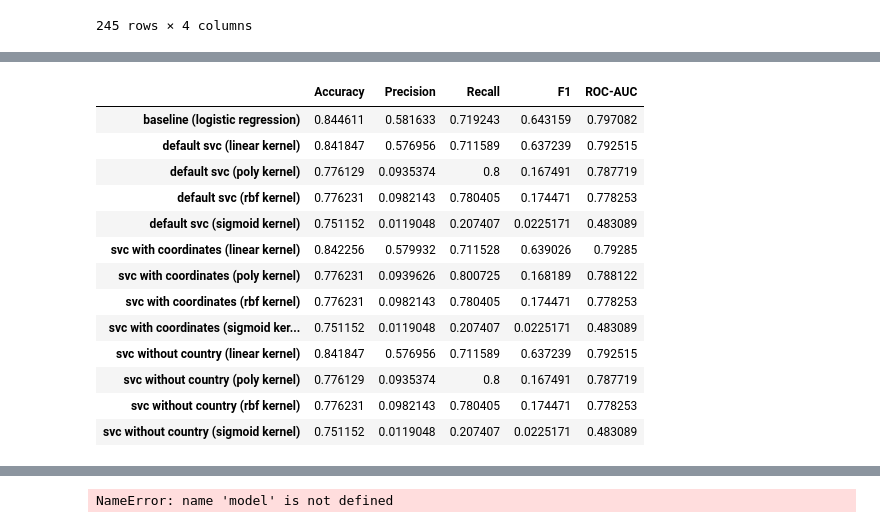
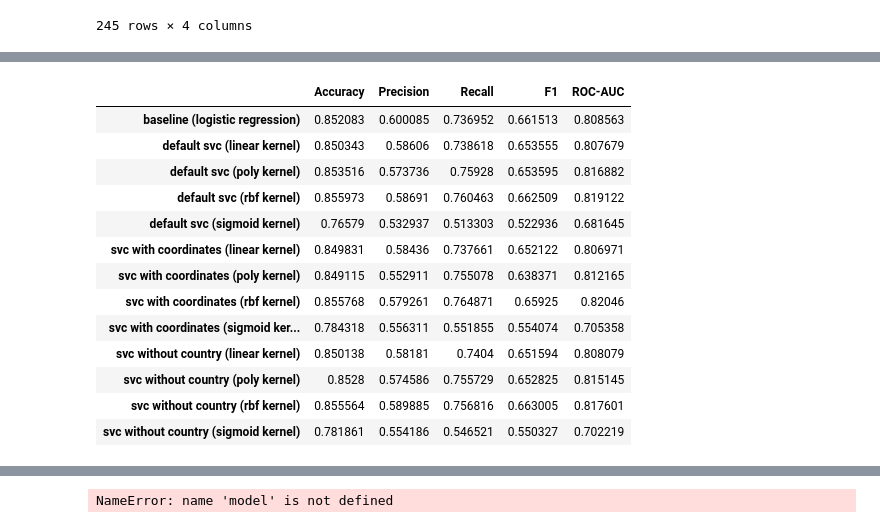
Before and after one commit to ghfghfg23/mlhw, a Jupyter notebook: hw04/svm_2.ipynb, the cells around one changed output, grey strips where cells are left out. Cells and saved outputs as stored; diff of their text form; code cells hidden in the pictures.

```diff
--- a/hw04/svm_2.ipynb
+++ b/hw04/svm_2.ipynb
@@ -187,11 +187,12 @@ sns.pairplot(data, hue=target, diag_kind=None)
 <seaborn.axisgrid.PairGrid at 0x...>
 [figure]
 # %%
-def data_split_train_test(X, y, test_size=0.3):
+def data_split_train_test(X, y, test_size=0.3, train_size=None):
     X_train, X_test, y_train, y_test = train_test_split(
         X,
         y,
         test_size=test_size,
+        train_size=train_size,
         stratify=y,
         random_state=0)
     return X_train, X_test, y_train, y_test
@@ -217,9 +218,11 @@ quality = pd.DataFrame(
     columns=["Accuracy", "Precision", "Recall", "F1", "ROC-AUC"],
 )
 
-def make_examine(X, y, X_make_prep, y_prep):
-    def examine(tag, model):
-        X_train, X_test, y_train, y_test = data_split_train_test(X, y_prep.transform(y))
+def make_examine(X, y, X_preproc, y_prep, train_size=None):
+    pX = X_preproc.transform(X)
+    py = y_prep.transform(y)
+    def examine(tag, X_make_prep, model):
+        X_train, X_test, y_train, y_test = data_split_train_test(pX, py, train_size=train_size)
         X_prep = X_make_prep()
         X_p = X_prep.fit_transform(X_train)
         model.fit(X_p, y_train)
@@ -309,6 +312,9 @@ class Drop(Filter):
         self.columns = list(filter(lambda c: c not in self.drop_columns, X.columns.values.tolist()))
         self.pipeline = FunctionTransformer(lambda a: a)
         return self
+    def transform(self, X):
+        X_t = X.drop(self.drop_columns, axis=1)
+        return X_t
 
 class ObjectEncoder(Filter):
     def __init__(self, pipeline):
@@ -378,20 +384,22 @@ class Merge(FunctionTransformer):
 examine = make_examine(
     X,
     y,
-    lambda: Pipeline([
-        ('log scaling', LogTransform(['capital-gain', 'fnlwgt'])),
-        ('encoding', Merge([
-            Filter(X.select_dtypes([object]).columns.values.tolist(), OneHotEncoder(sparse=False, handle_unknown='ignore')),
-            Filter(X.select_dtypes([np.number]).columns.values.tolist(), StandardScaler()),
-        ]))]),
-    target_encoder
+    Empty(),
+    target_encoder,
+    train_size=0.4
 )
 # %% [markdown]
 # Baseline
 # %%
 from sklearn.linear_model import LogisticRegression
+naive_encoding = lambda: Pipeline([
+        ('encoding', Merge([
+            ObjectEncoder(OneHotEncoder(sparse=False, handle_unknown='ignore')),
+            NumberEncoder(StandardScaler()),
+            BoolEncoder(Empty())
+        ]))])
 
-examine('baseline (logistic regression)', LogisticRegression())
+examine('baseline (logistic regression)', naive_encoding, LogisticRegression())
 quality
 # %% [output]
 |  | Accuracy | Precision | Recall | F1 | ROC-AUC |
@@ -506,18 +539,25 @@ examine = make_examine(
 # %%
-[examine('svc with coordinates ({} kernel)'.format(kernel), SVC(kernel=kernel)) for kernel in tqdm(['linear', 'poly', 'rbf', 'sigmoid'])]
+examine_without_country = make_examine(
+    X,
+    y,
+    Drop(['native-country']),
+    target_encoder,
+    train_size=0.4
+)
+[examine_without_country('svc without country ({} kernel)'.format(kernel), naive_encoding, SVC(kernel=kernel)) for kernel in tqdm(['linear', 'poly', 'rbf', 'sigmoid'])]
 quality
 # %% [output]
 |  | Accuracy | Precision | Recall | F1 | ROC-AUC |
-| baseline (logistic regression) | 0.844611 | 0.581633 | 0.719243 | 0.643159 | 0.797082 |
-| default svc (linear kernel) | 0.841847 | 0.576956 | 0.711589 | 0.637239 | 0.792515 |
-| default svc (poly kernel) | 0.776129 | 0.0935374 | 0.8 | 0.167491 | 0.787719 |
-| default svc (rbf kernel) | 0.776231 | 0.0982143 | 0.780405 | 0.174471 | 0.778253 |
-| default svc (sigmoid kernel) | 0.751152 | 0.0119048 | 0.207407 | 0.0225171 | 0.483089 |
-| svc with coordinates (linear kernel) | 0.842256 | 0.579932 | 0.711528 | 0.639026 | 0.79285 |
-| svc with coordinates (poly kernel) | 0.776231 | 0.0939626 | 0.800725 | 0.168189 | 0.788122 |
-| svc with coordinates (rbf kernel) | 0.776231 | 0.0982143 | 0.780405 | 0.174471 | 0.778253 |
-| svc with coordinates (sigmoid ker... | 0.751152 | 0.0119048 | 0.207407 | 0.0225171 | 0.483089 |
-| svc without country (linear kernel) | 0.841847 | 0.576956 | 0.711589 | 0.637239 | 0.792515 |
-| svc without country (poly kernel) | 0.776129 | 0.0935374 | 0.8 | 0.167491 | 0.787719 |
-| svc without country (rbf kernel) | 0.776231 | 0.0982143 | 0.780405 | 0.174471 | 0.778253 |
-| svc without country (sigmoid kernel) | 0.751152 | 0.0119048 | 0.207407 | 0.0225171 | 0.483089 |
+| baseline (logistic regression) | 0.852083 | 0.600085 | 0.736952 | 0.661513 | 0.808563 |
+| default svc (linear kernel) | 0.850343 | 0.58606 | 0.738618 | 0.653555 | 0.807679 |
+| default svc (poly kernel) | 0.853516 | 0.573736 | 0.75928 | 0.653595 | 0.816882 |
+| default svc (rbf kernel) | 0.855973 | 0.58691 | 0.760463 | 0.662509 | 0.819122 |
+| default svc (sigmoid kernel) | 0.76579 | 0.532937 | 0.513303 | 0.522936 | 0.681645 |
+| svc with coordinates (linear kernel) | 0.849831 | 0.58436 | 0.737661 | 0.652122 | 0.806971 |
+| svc with coordinates (poly kernel) | 0.849115 | 0.552911 | 0.755078 | 0.638371 | 0.812165 |
+| svc with coordinates (rbf kernel) | 0.855768 | 0.579261 | 0.764871 | 0.65925 | 0.82046 |
+| svc with coordinates (sigmoid ker... | 0.784318 | 0.556311 | 0.551855 | 0.554074 | 0.705358 |
+| svc without country (linear kernel) | 0.850138 | 0.58181 | 0.7404 | 0.651594 | 0.808079 |
+| svc without country (poly kernel) | 0.8528 | 0.574586 | 0.755729 | 0.652825 | 0.815145 |
+| svc without country (rbf kernel) | 0.855564 | 0.589885 | 0.756816 | 0.663005 | 0.817601 |
+| svc without country (sigmoid kernel) | 0.781861 | 0.554186 | 0.546521 | 0.550327 | 0.702219 |
```
Also changed, not shown: parts of 9 cells of this notebook.
